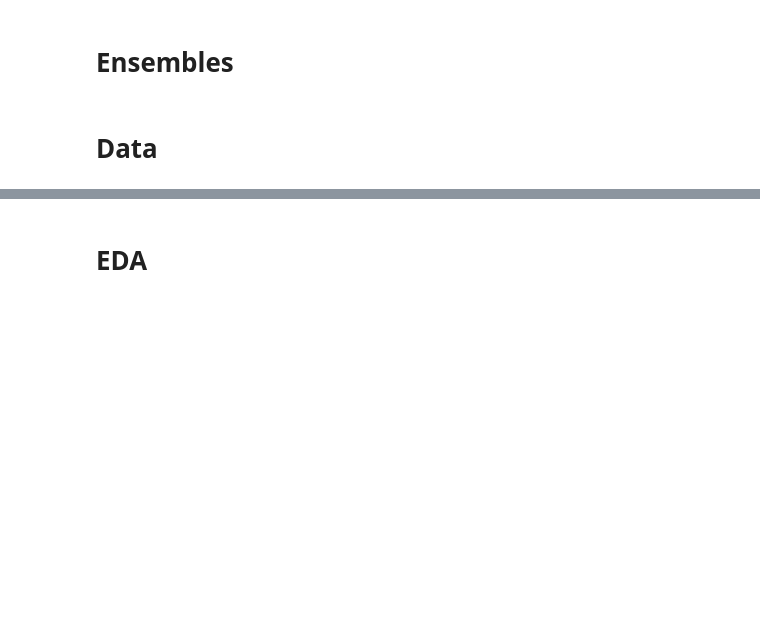
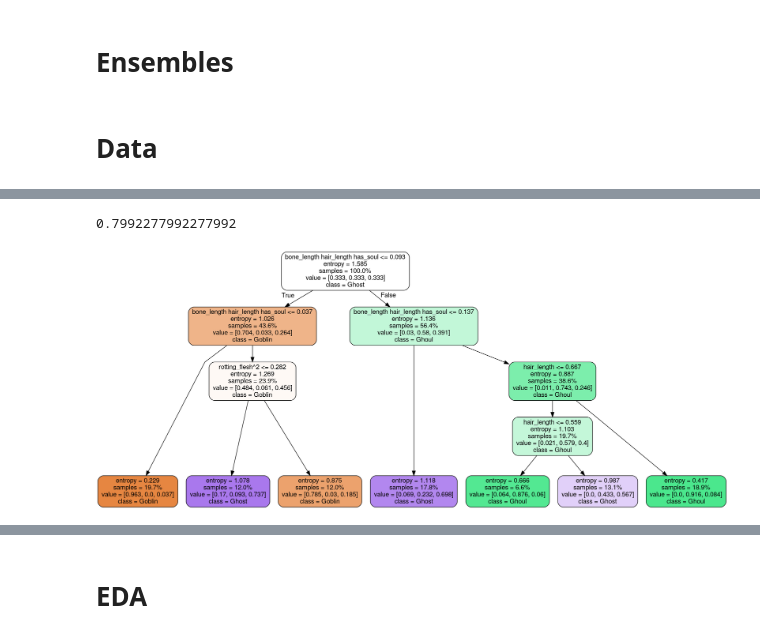
Before and after one commit to it176131/Ghouls-Goblins-and-Ghosts...-Boo-, a Jupyter notebook: Ghouls, Goblins, and Ghosts... Boo!.ipynb, the cells around one changed output, grey strips where cells are left out. Drawn from its saved outputs; the diff is of its cells as text; code cells hidden in the pictures; blank space fills up the shorter version.

```diff
--- a/Ghouls, Goblins, and Ghosts... Boo!.ipynb
+++ b/Ghouls, Goblins, and Ghosts... Boo!.ipynb
@@ -118,0 +278,27 @@ train.head()
+# %%
+rscv = RandomizedSearchCV(
+    estimator=DecisionTreeClassifier(),
+    param_distributions={
+        'criterion' : ['entropy'],
+        'splitter' : ['best'],
+        'max_depth' : stats.randint(2, 100),
+        'min_samples_split' : stats.uniform(1e-3,0.4),
+        'min_samples_leaf' : stats.uniform(1e-3,0.4),
+        'min_weight_fraction_leaf' : stats.uniform(0,0.35),
+        'max_features' : [None],
+        'random_state' : [0],
+        'max_leaf_nodes' : stats.randint(2, 100),
+        'min_impurity_decrease' : stats.uniform(1e-3,0.15),
+        'class_weight' : ['balanced'],
+        'ccp_alpha' : stats.uniform(1e-3,0.2),
+    },
+    n_iter=1000,
+    n_jobs=-1,
+    cv=10,
+    verbose=True,
+    random_state=0,
+)
+# %%
+rscv.fit(pipe_train, y_train)
+
+print(f"Training Score: {rscv.best_score_}")
@@ -118,0 +330,21 @@ train.head()
+# %%
+rscv.score(pipe_train, y_train)
+# %% [output]
+0.7992277992277992
+# %%
+tree.export_graphviz(
+    decision_tree=rscv.best_estimator_,
+    out_file='rscv_dec_tree.dot',
+    feature_names=pipe_train.columns,
+    class_names=y_train.unique(),
+    filled=True,
+    leaves_parallel=True,
+    proportion=True,
+    rounded=True,
+)
+
+!dot -Tpng rscv_dec_tree.dot -o rscv_dec_tree.png
+
+Image(filename='rscv_dec_tree.png')
+# %% [output]
+[figure, added]
```
Also changed, not shown: parts of 83 cells of this notebook, 2 other files.
